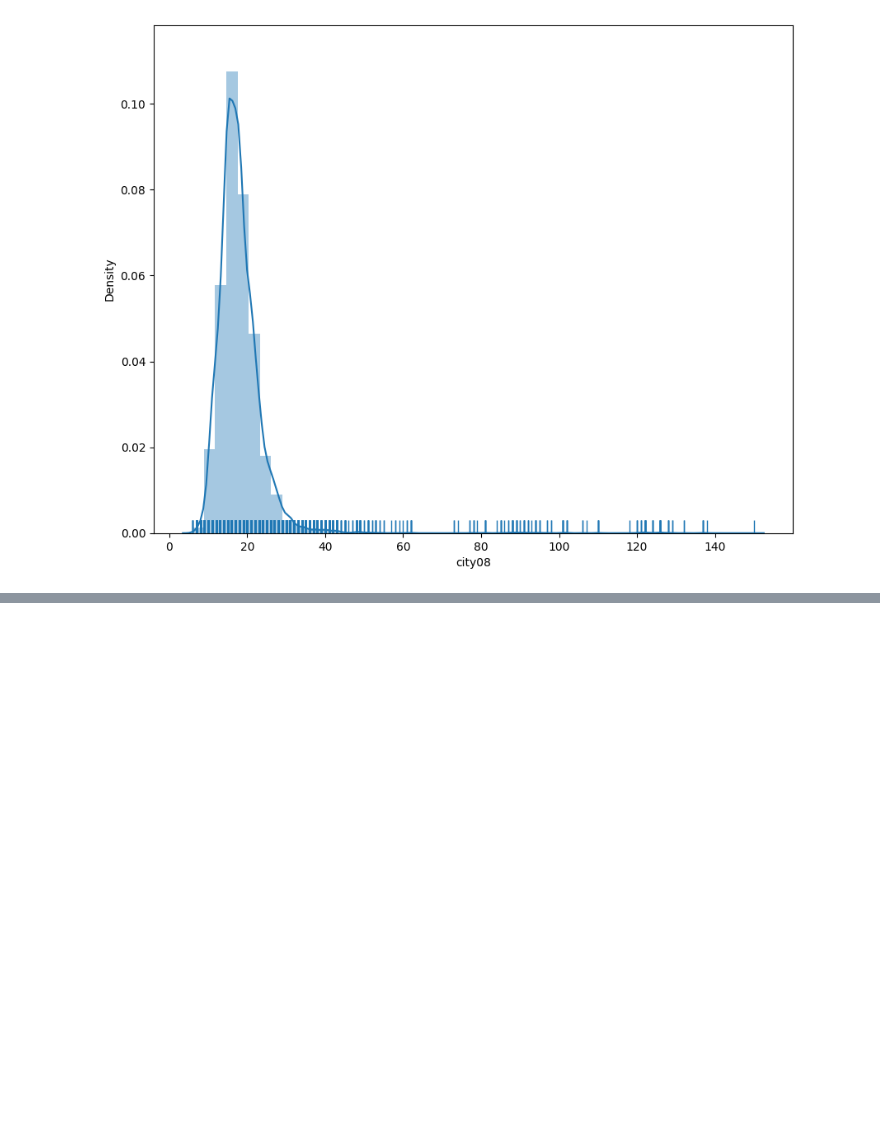
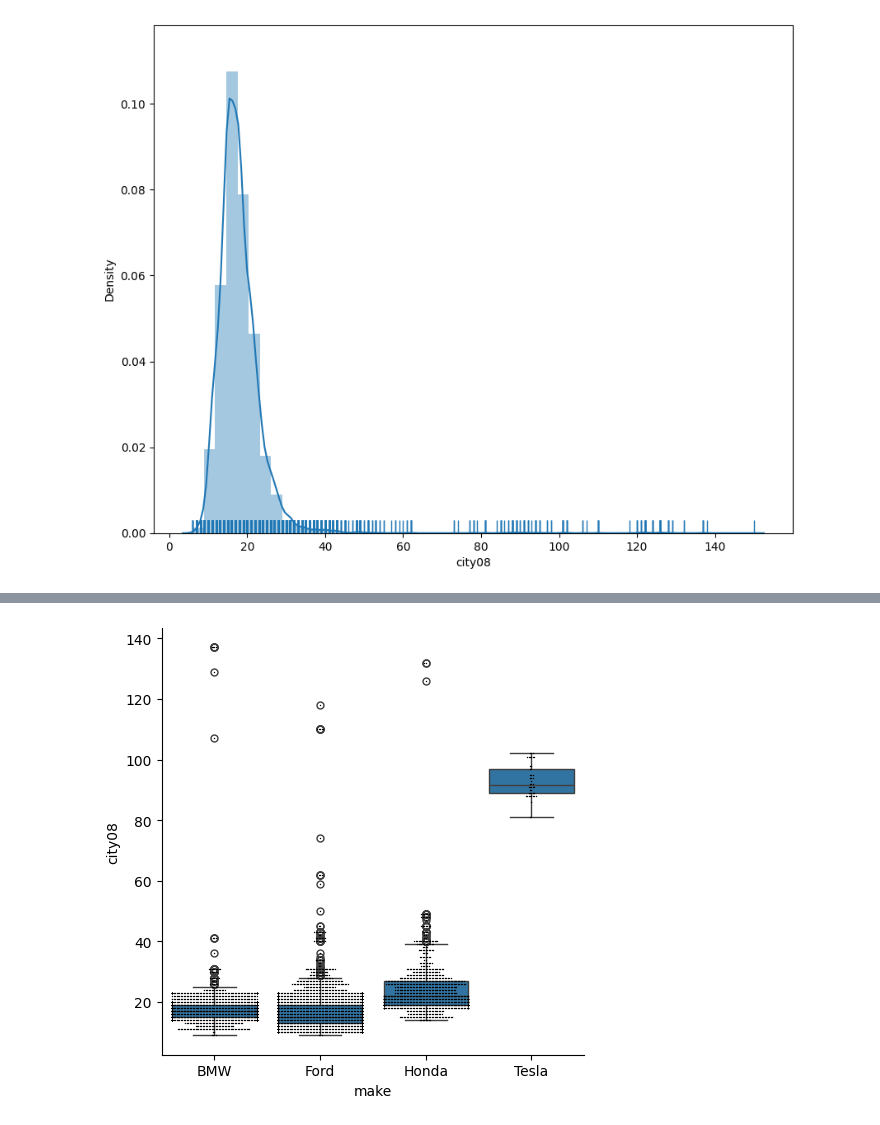
Before and after one commit to bdunn20/book_code, a Jupyter notebook: pandas_1.X_cookbook/Ch_5_EDA.ipynb, the cells around one changed output, grey strips where cells are left out. Cells and saved outputs as stored; diff of their text form; code cells hidden in the pictures; blank space fills up the shorter version.

```diff
--- a/pandas_1.X_cookbook/Ch_5_EDA.ipynb
+++ b/pandas_1.X_cookbook/Ch_5_EDA.ipynb
@@ -555,0 +609,7 @@ https://gist.github.com/mwaskom/de44147ed2974457ad6372750bbe5751
+# %%
+# swarm plot on top of box plot
+g = sns.catplot(x="make", y="city08", data=fueleco[mask], kind="box")
+sns.swarmplot(x="make", y="city08", data=fueleco[mask], color="k", size=1, ax=g.ax)
+g.ax.figure.savefig("c5-catbox2.png", dpi=300)
+# %% [output]
+[figure, added]
```
Also changed, not shown: parts of 9 cells of this notebook.
